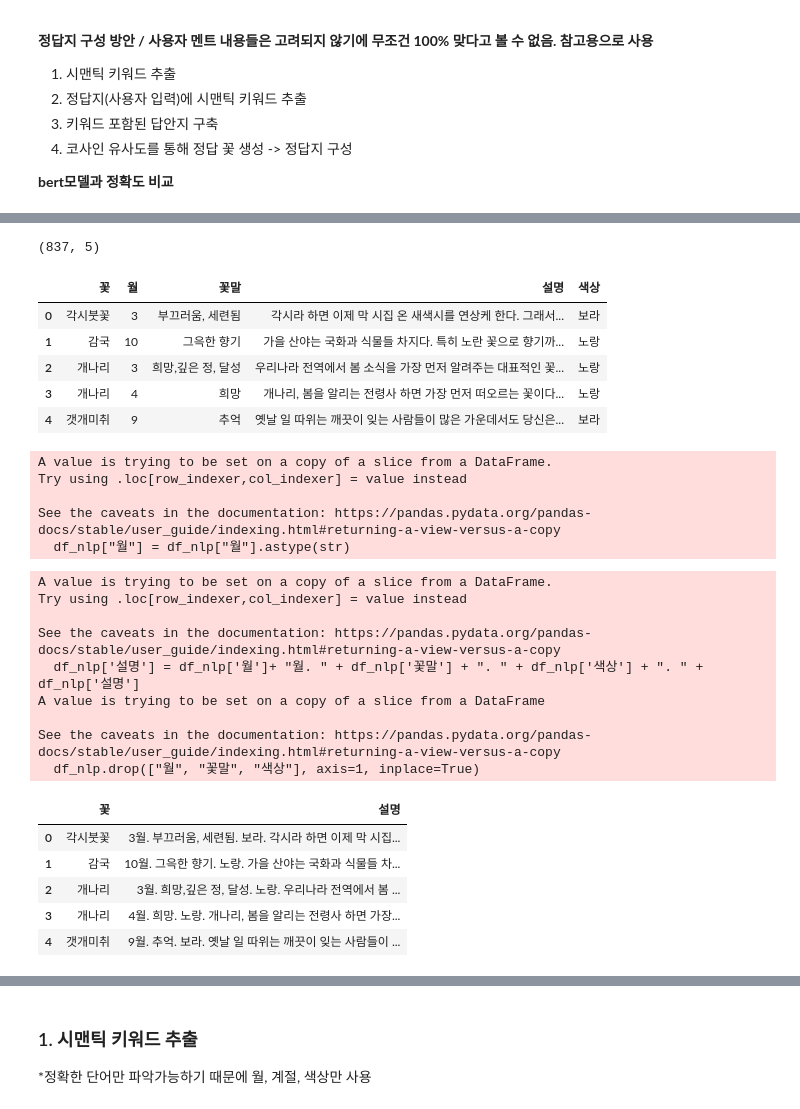
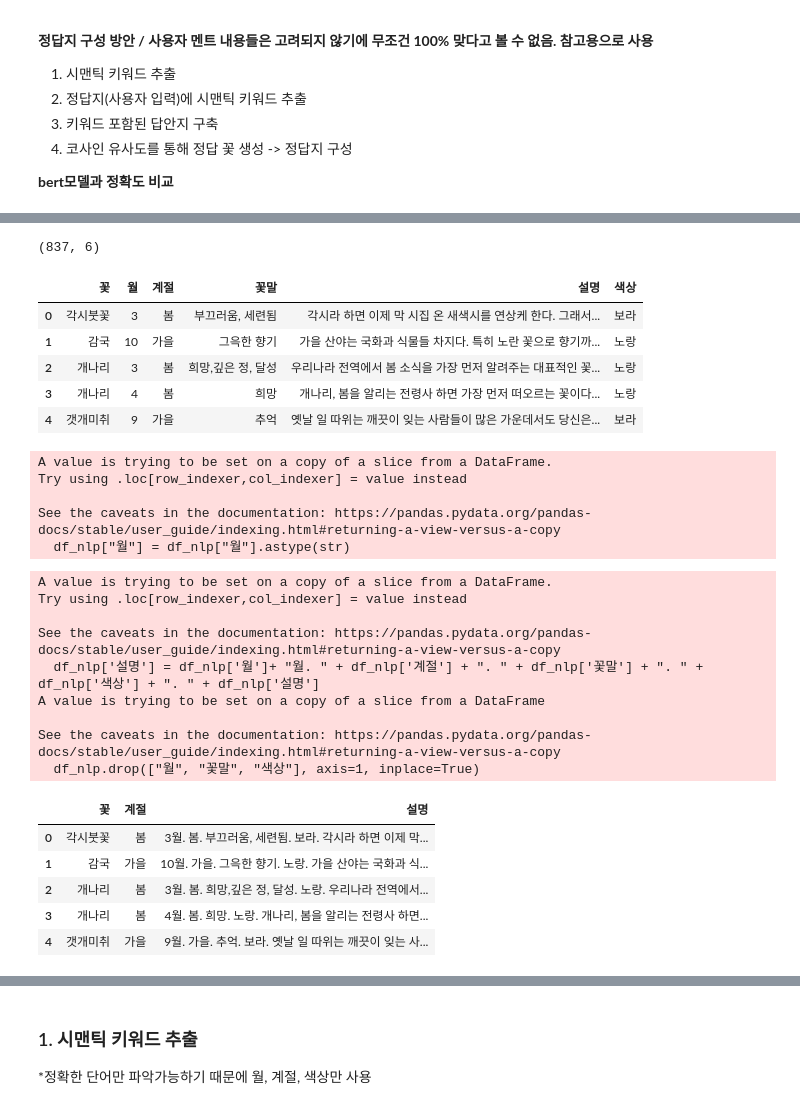
Before and after one commit to Fiurinee-Tave/Model, a Jupyter notebook: data/14_추천시스템_평가.ipynb, the cells around one changed output, grey strips where cells are left out. Drawn from its saved outputs; the diff is of its cells as text; code cells hidden in the pictures.

```diff
--- a/data/14_추천시스템_평가.ipynb
+++ b/data/14_추천시스템_평가.ipynb
@@ -36,17 +36,17 @@ df.head(5)
 | 4 | 갯개미취 | 9 | 가을 | 추억 | 옛날 일 따위는 깨끗이 잊는 사람들이 많은 가운데서도 당신은... | https://lh6.googleusercontent.com... | 보라 |
 # %%
 #필요한 칼럼만 가져오기
-df_nlp = df[["꽃", "월", "꽃말", "설명", "색상"]]
+df_nlp = df[["꽃", "월", "계절", "꽃말", "설명", "색상"]]
 print(df_nlp.shape)
 df_nlp.head(5)
 # %% [output]
-(837, 5)
+(837, 6)
-|  | 꽃 | 월 | 꽃말 | 설명 | 색상 |
-| 0 | 각시붓꽃 | 3 | 부끄러움, 세련됨 | 각시라 하면 이제 막 시집 온 새색시를 연상케 한다. 그래서... | 보라 |
-| 1 | 감국 | 10 | 그윽한 향기 | 가을 산야는 국화과 식물들 차지다. 특히 노란 꽃으로 향기까... | 노랑 |
-| 2 | 개나리 | 3 | 희망,깊은 정, 달성 | 우리나라 전역에서 봄 소식을 가장 먼저 알려주는 대표적인 꽃... | 노랑 |
-| 3 | 개나리 | 4 | 희망 | 개나리, 봄을 알리는 전령사 하면 가장 먼저 떠오르는 꽃이다... | 노랑 |
-| 4 | 갯개미취 | 9 | 추억 | 옛날 일 따위는 깨끗이 잊는 사람들이 많은 가운데서도 당신은... | 보라 |
+|  | 꽃 | 월 | 계절 | 꽃말 | 설명 | 색상 |
+| 0 | 각시붓꽃 | 3 | 봄 | 부끄러움, 세련됨 | 각시라 하면 이제 막 시집 온 새색시를 연상케 한다. 그래서... | 보라 |
+| 1 | 감국 | 10 | 가을 | 그윽한 향기 | 가을 산야는 국화과 식물들 차지다. 특히 노란 꽃으로 향기까... | 노랑 |
+| 2 | 개나리 | 3 | 봄 | 희망,깊은 정, 달성 | 우리나라 전역에서 봄 소식을 가장 먼저 알려주는 대표적인 꽃... | 노랑 |
+| 3 | 개나리 | 4 | 봄 | 희망 | 개나리, 봄을 알리는 전령사 하면 가장 먼저 떠오르는 꽃이다... | 노랑 |
+| 4 | 갯개미취 | 9 | 가을 | 추억 | 옛날 일 따위는 깨끗이 잊는 사람들이 많은 가운데서도 당신은... | 보라 |
 # %%
 df_nlp["월"] = df_nlp["월"].astype(str)
 # %% [output]
@@ -57,7 +57,7 @@ See the caveats in the documentation: https://pandas.pydata.org/pandas-docs/stab
   df_nlp["월"] = df_nlp["월"].astype(str)
 # %%
 #월/꽃말/설명/색상 합치기
-df_nlp['설명'] = df_nlp['월']+ "월. " + df_nlp['꽃말'] + ". " + df_nlp['색상'] + ". " + df_nlp['설명']
+df_nlp['설명'] = df_nlp['월']+ "월. " + df_nlp['계절'] + ". " + df_nlp['꽃말'] + ". " + df_nlp['색상'] + ". " + df_nlp['설명']
 df_nlp.drop(["월", "꽃말", "색상"], axis=1, inplace=True)
 df_nlp.head(5)
 # %% [output]
@@ -65,17 +65,17 @@ A value is trying to be set on a copy of a slice from a DataFrame.
 Try using .loc[row_indexer,col_indexer] = value instead
 
 See the caveats in the documentation: https://pandas.pydata.org/pandas-docs/stable/user_guide/indexing.html#returning-a-view-versus-a-copy
-  df_nlp['설명'] = df_nlp['월']+ "월. " + df_nlp['꽃말'] + ". " + df_nlp['색상'] + ". " + df_nlp['설명']
+  df_nlp['설명'] = df_nlp['월']+ "월. " + df_nlp['계절'] + ". " + df_nlp['꽃말'] + ". " + df_nlp['색상'] + ". " + df_nlp['설명']
 A value is trying to be set on a copy of a slice from a DataFrame
 
 See the caveats in the documentation: https://pandas.pydata.org/pandas-docs/stable/user_guide/indexing.html#returning-a-view-versus-a-copy
   df_nlp.drop(["월", "꽃말", "색상"], axis=1, inplace=True)
-|  | 꽃 | 설명 |
-| 0 | 각시붓꽃 | 3월. 부끄러움, 세련됨. 보라. 각시라 하면 이제 막 시집... |
-| 1 | 감국 | 10월. 그윽한 향기. 노랑. 가을 산야는 국화과 식물들 차... |
-| 2 | 개나리 | 3월. 희망,깊은 정, 달성. 노랑. 우리나라 전역에서 봄 ... |
-| 3 | 개나리 | 4월. 희망. 노랑. 개나리, 봄을 알리는 전령사 하면 가장... |
-| 4 | 갯개미취 | 9월. 추억. 보라. 옛날 일 따위는 깨끗이 잊는 사람들이 ... |
+|  | 꽃 | 계절 | 설명 |
+| 0 | 각시붓꽃 | 봄 | 3월. 봄. 부끄러움, 세련됨. 보라. 각시라 하면 이제 막... |
+| 1 | 감국 | 가을 | 10월. 가을. 그윽한 향기. 노랑. 가을 산야는 국화과 식... |
+| 2 | 개나리 | 봄 | 3월. 봄. 희망,깊은 정, 달성. 노랑. 우리나라 전역에서... |
+| 3 | 개나리 | 봄 | 4월. 봄. 희망. 노랑. 개나리, 봄을 알리는 전령사 하면... |
+| 4 | 갯개미취 | 가을 | 9월. 가을. 추억. 보라. 옛날 일 따위는 깨끗이 잊는 사... |
 # %%
 #특수문자 및 띄어쓰기 제거
 import re
```
Also changed, not shown: parts of 15 cells of this notebook, 2 other files.
